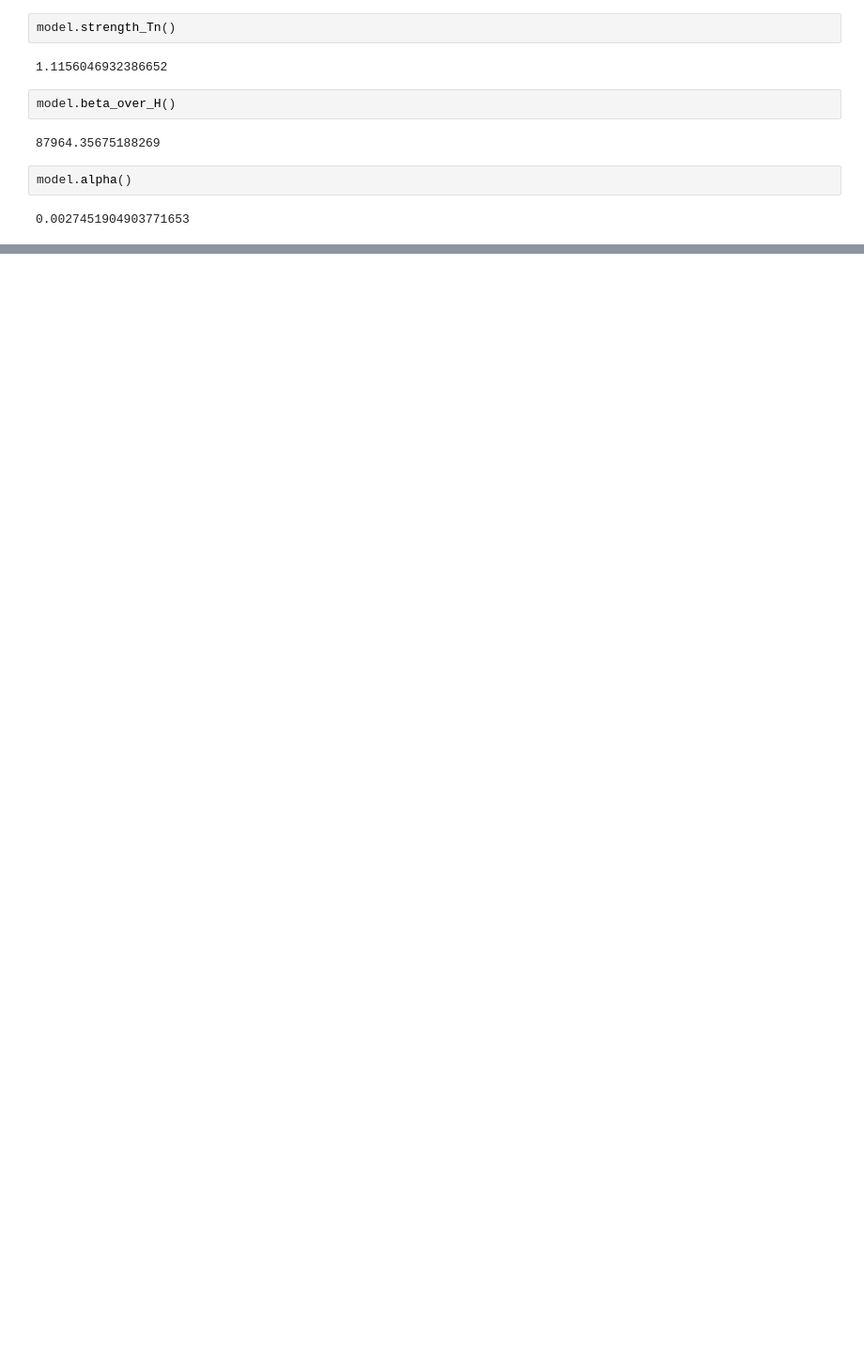
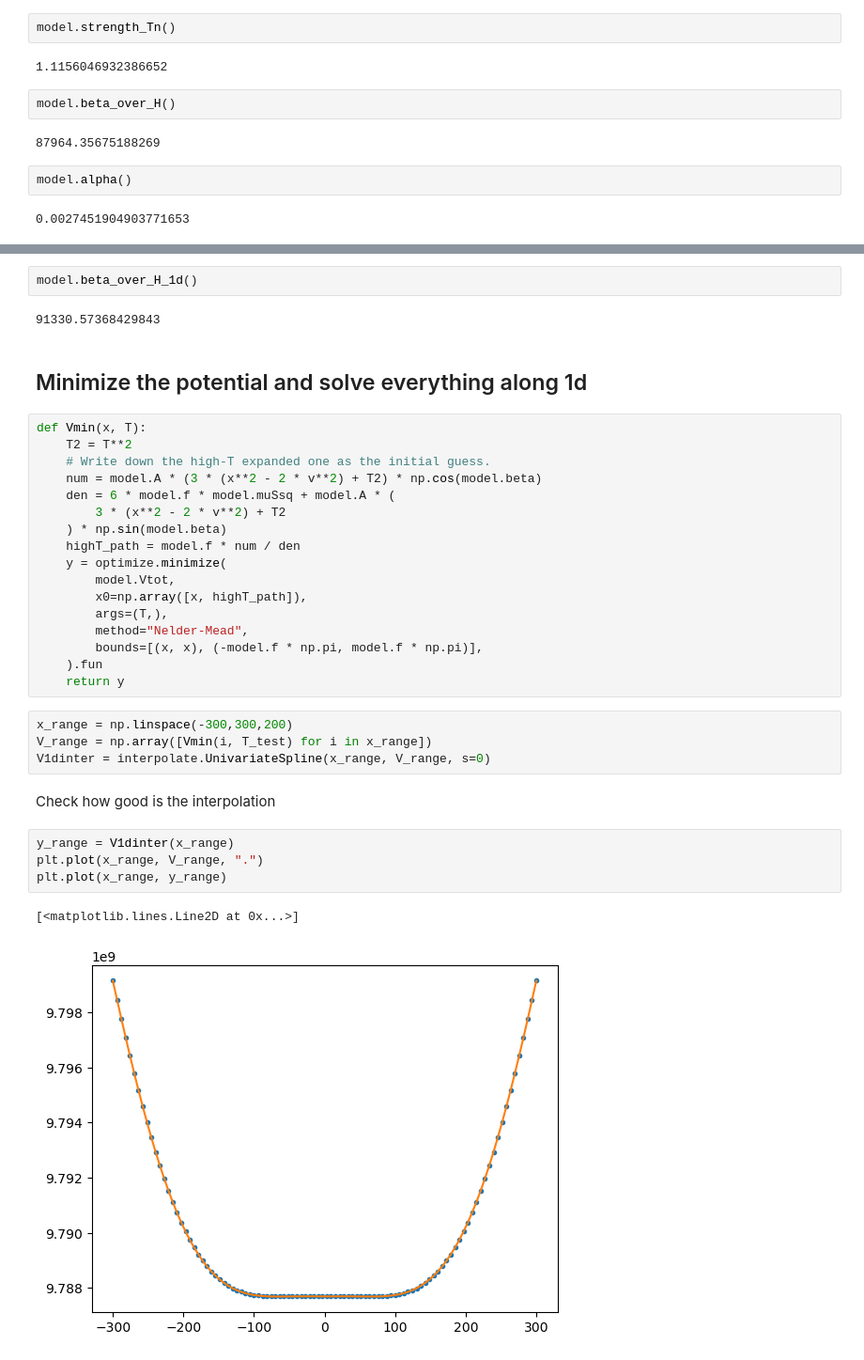
Before and after one commit to quarkquartet/EWPT-ALP, a Jupyter notebook: phase_transition/test.ipynb, the cells around one changed output, grey strips where cells are left out. Shown at 94% size. Saved outputs shown, nothing was run; the diff lists cells and outputs as text; blank space fills up the shorter version.

```diff
--- a/phase_transition/test.ipynb
+++ b/phase_transition/test.ipynb
@@ -592,0 +722,36 @@ array([244.72072006,  -9.24133166])
+# %%
+model.beta_over_H_1d()
+# %% [output]
+91330.57368429843
+# %% [markdown]
+## Minimize the potential and solve everything along 1d
+# %%
+def Vmin(x, T):
+    T2 = T**2
+    # Write down the high-T expanded one as the initial guess.
+    num = model.A * (3 * (x**2 - 2 * v**2) + T2) * np.cos(model.beta)
+    den = 6 * model.f * model.muSsq + model.A * (
+        3 * (x**2 - 2 * v**2) + T2
+    ) * np.sin(model.beta)
+    highT_path = model.f * num / den
+    y = optimize.minimize(
+        model.Vtot,
+        x0=np.array([x, highT_path]),
+        args=(T,),
+        method="Nelder-Mead",
+        bounds=[(x, x), (-model.f * np.pi, model.f * np.pi)],
+    ).fun
+    return y
+# %%
+x_range = np.linspace(-300,300,200)
+V_range = np.array([Vmin(i, T_test) for i in x_range])
+V1dinter = interpolate.UnivariateSpline(x_range, V_range, s=0)
+# %% [markdown]
+Check how good is the interpolation
+# %%
+y_range = V1dinter(x_range)
+plt.plot(x_range, V_range, ".")
+plt.plot(x_range, y_range)
+# %% [output]
+[<matplotlib.lines.Line2D at 0x...>]
+[figure, added]
```
Also changed, not shown: parts of 22 cells of this notebook, 1 other file.
